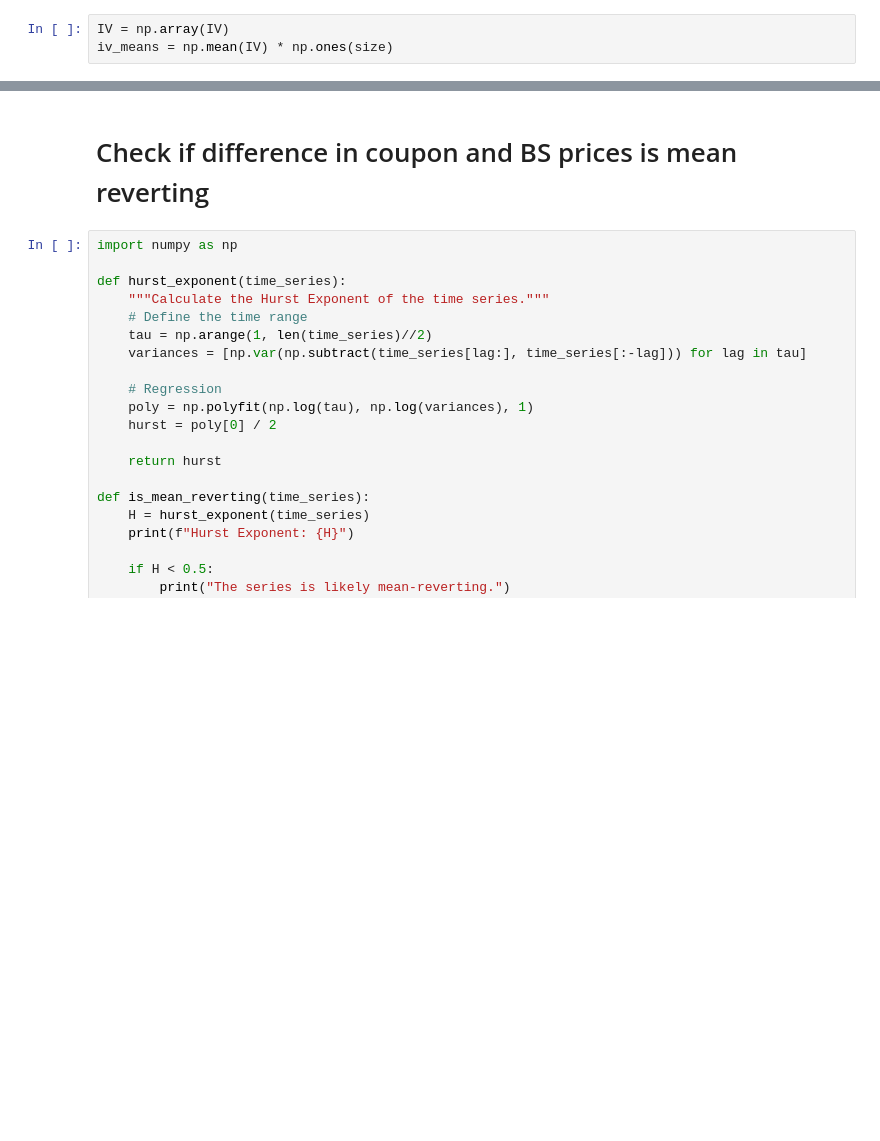
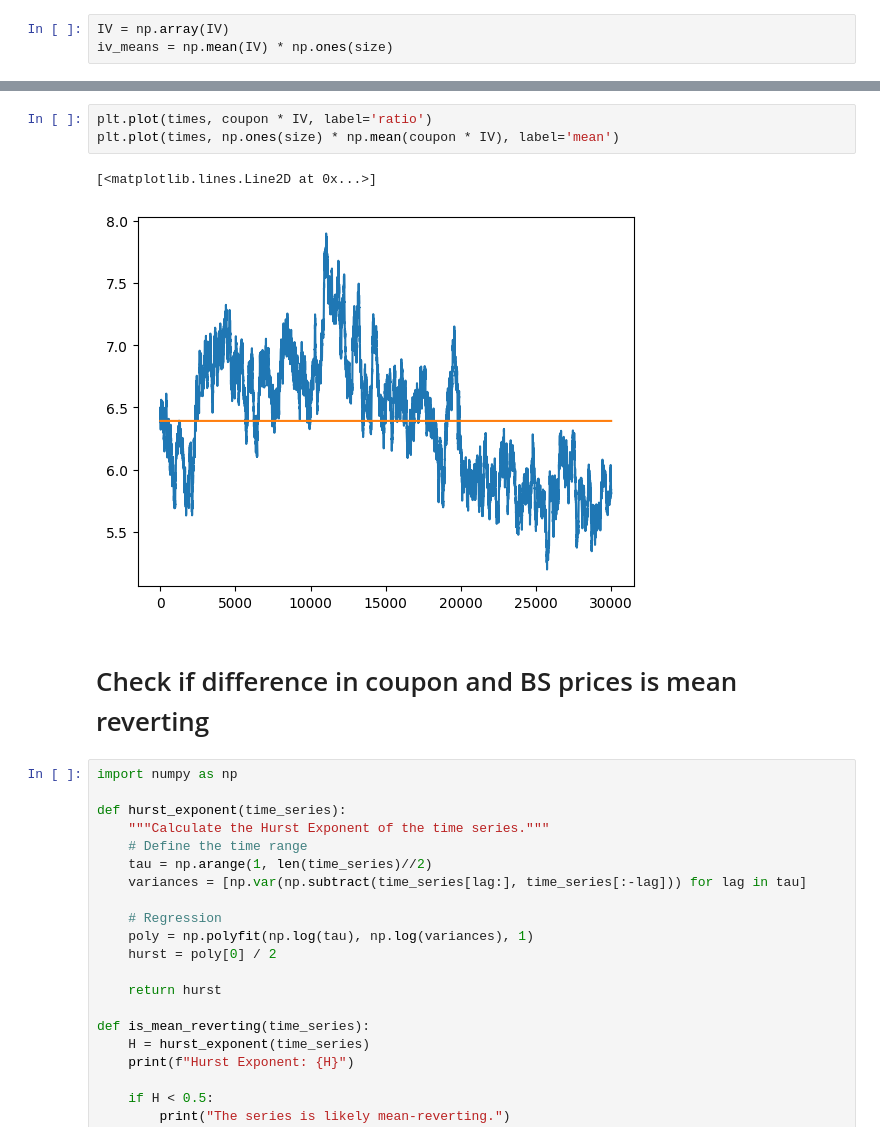
Before and after one commit to simonswe/prosperity2_traderbots, a Jupyter notebook: round4/ez_data_exploration.ipynb, the cells around one changed output, grey strips where cells are left out. Cells and saved outputs as stored; diff of their text form; blank space fills up the shorter version.

```diff
--- a/round4/ez_data_exploration.ipynb
+++ b/round4/ez_data_exploration.ipynb
@@ -342,3 +375,9 @@ plt.legend()
+# %%
+plt.plot(times, coupon * IV, label='ratio')
+plt.plot(times, np.ones(size) * np.mean(coupon * IV), label='mean')
+# %% [output]
+[<matplotlib.lines.Line2D at 0x...>]
+[figure, added]
 # %% [markdown]
 # Check if difference in coupon and BS prices is mean reverting
 # %%
```
Also changed, not shown: parts of 5 cells of this notebook.
